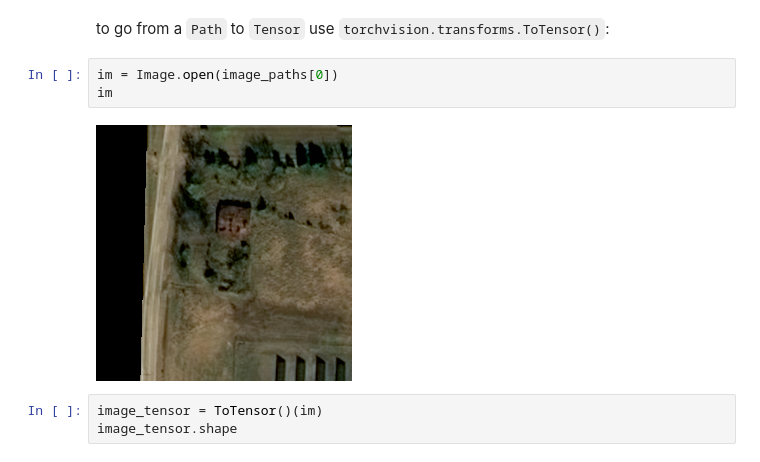
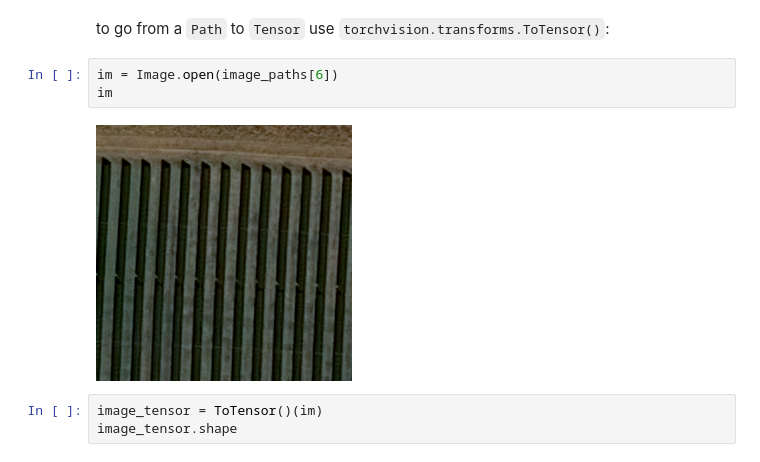
Before and after one commit to nesaboz/solar, a Jupyter notebook: pycode/main.ipynb, the cells around one changed output. Drawn from its saved outputs; the diff is of its cells as text.

```diff
--- a/pycode/main.ipynb
+++ b/pycode/main.ipynb
@@ -55,10 +57,10 @@ assert len(a ^ b) == 0
 # %% [markdown]
 to go from a `Path` to `Tensor` use `torchvision.transforms.ToTensor()`:
 # %%
-im = Image.open(image_paths[0])
+im = Image.open(image_paths[6])
 im
 # %% [output]
-[figure, old version]
+[figure, new version]
 # %%
 image_tensor = ToTensor()(im)
 image_tensor.shape
```
Also changed, not shown: parts of 52 cells of this notebook, 2 other files.
